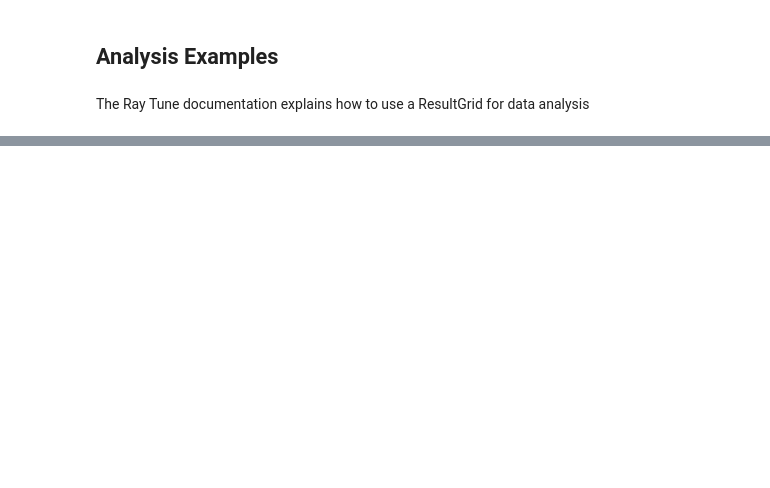
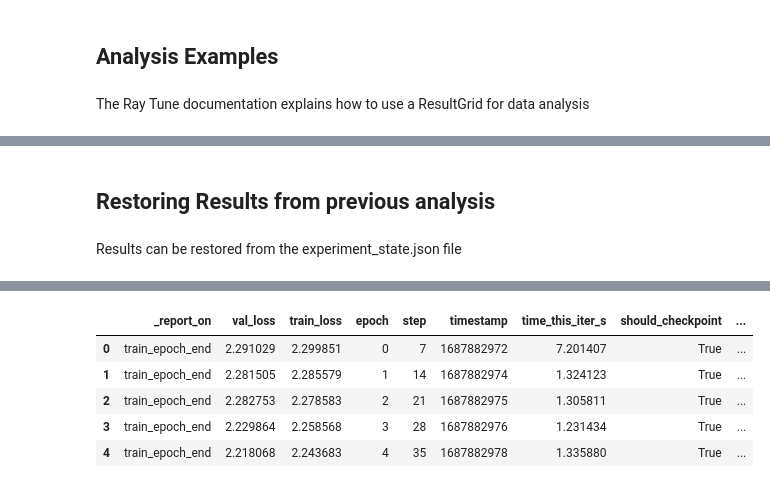
Before and after one commit to RaphaelMaser/OPT4ML-project, a Jupyter notebook: project.ipynb, the cells around one changed output, grey strips where cells are left out. Drawn from its saved outputs; the diff is of its cells as text; code cells hidden in the pictures; blank space fills up the shorter version.

```diff
--- a/project.ipynb
+++ b/project.ipynb
@@ -335,0 +99,8 @@ Text(0, 0.5, 'Mean Validation Loss')
+# %% [markdown]
+## Restoring Results from previous analysis
+# %% [markdown]
+Results can be restored from the experiment_state.json file
+# %%
+analysis = tune.ExperimentAnalysis("tune_cifar10/experiment_state-2023-06-27_17-51-11.json")
+display(result_grid.get_best_result("val_loss", "min").metrics_dataframe)
+# %% [output]
@@ -335,0 +109,6 @@ Text(0, 0.5, 'Mean Validation Loss')
+|  | _report_on | val_loss | train_loss | epoch | step | timestamp | time_this_iter_s | should_checkpoint | ... |
+| 0 | train_epoch_end | 2.291029 | 2.299851 | 0 | 7 | 1687882972 | 7.201407 | True | ... |
+| 1 | train_epoch_end | 2.281505 | 2.285579 | 1 | 14 | 1687882974 | 1.324123 | True | ... |
+| 2 | train_epoch_end | 2.282753 | 2.278583 | 2 | 21 | 1687882975 | 1.305811 | True | ... |
+| 3 | train_epoch_end | 2.229864 | 2.258568 | 3 | 28 | 1687882976 | 1.231434 | True | ... |
+| 4 | train_epoch_end | 2.218068 | 2.243683 | 4 | 35 | 1687882978 | 1.335880 | True | ... |
```
Also changed, not shown: parts of 15 cells of this notebook, 3 other files.
